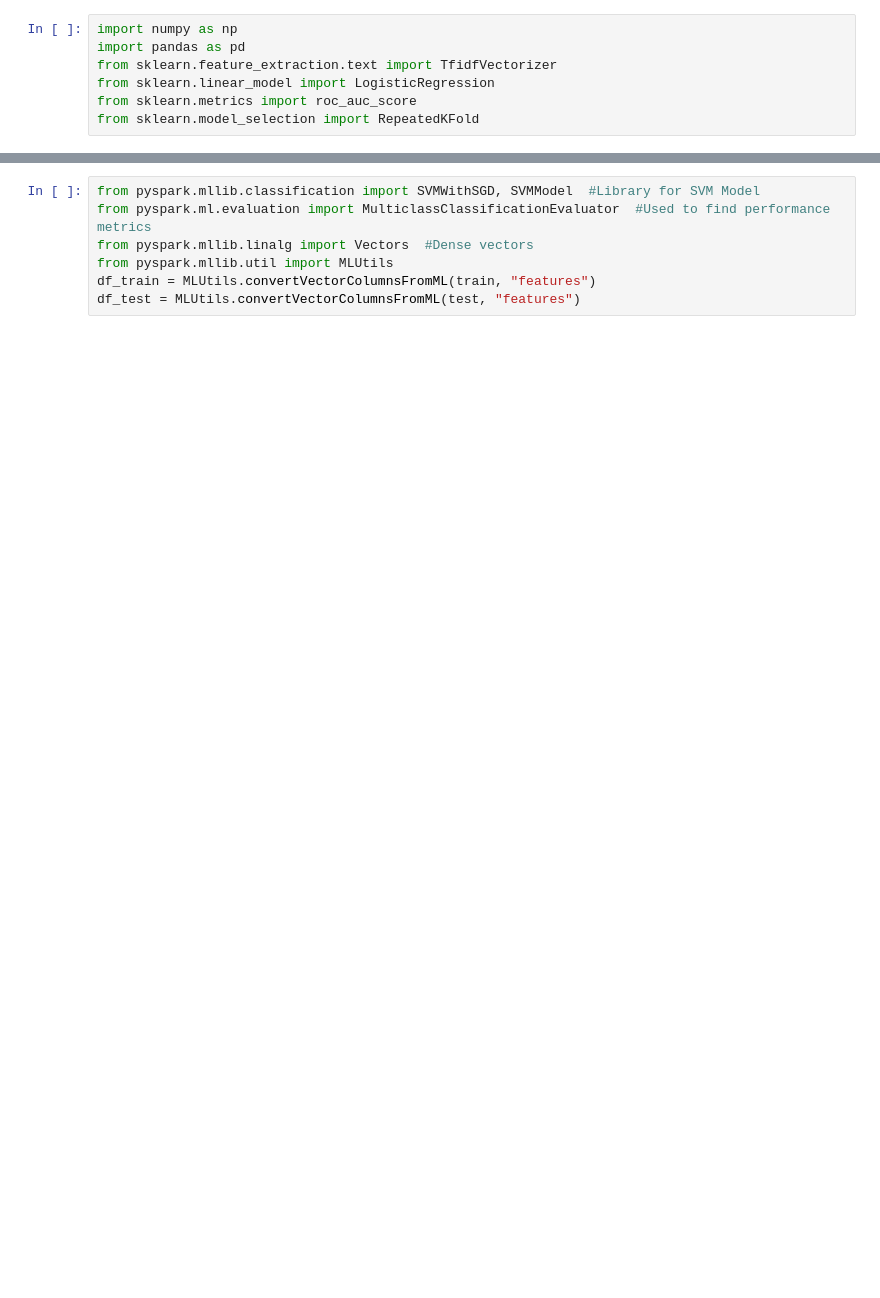
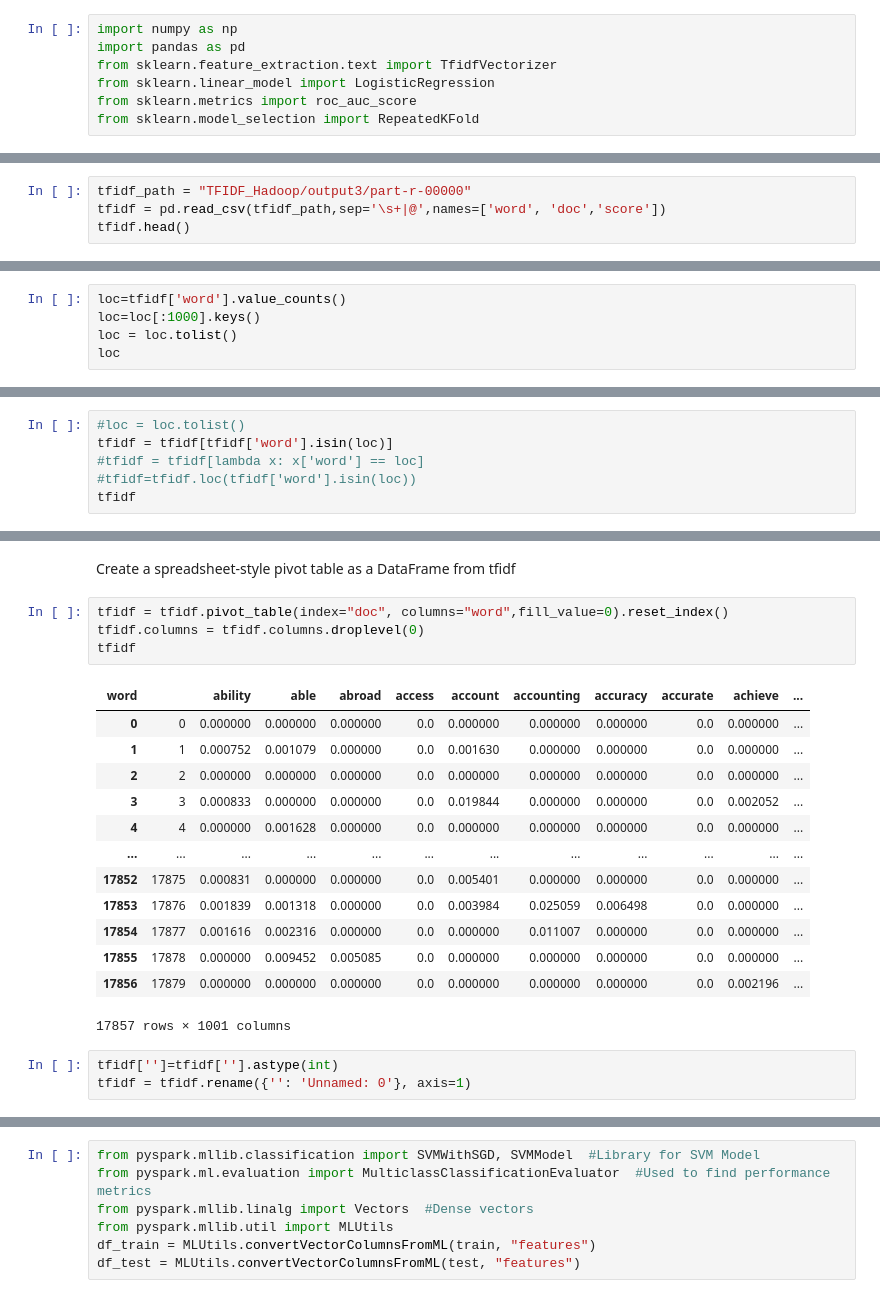
Before and after one commit to Exlie-Flyyi/CS5488_Group_Project, a Jupyter notebook: pyspark_svm.ipynb, the cells around one changed output, grey strips where cells are left out. Saved outputs shown, nothing was run; the diff lists cells and outputs as text; blank space fills up the shorter version.

```diff
--- a/pyspark_svm.ipynb
+++ b/pyspark_svm.ipynb
@@ -86,0 +103,4 @@ df
+# %%
+tfidf_path = "TFIDF_Hadoop/output3/part-r-00000"
+tfidf = pd.read_csv(tfidf_path,sep='\s+|@',names=['word', 'doc','score'])
+tfidf.head()
@@ -86,0 +116,5 @@ df
+# %%
+loc=tfidf['word'].value_counts()
+loc=loc[:1000].keys()
+loc = loc.tolist()
+loc
@@ -86,0 +139,6 @@ df
+# %%
+#loc = loc.tolist()
+tfidf = tfidf[tfidf['word'].isin(loc)]
+#tfidf = tfidf[lambda x: x['word'] == loc]
+#tfidf=tfidf.loc(tfidf['word'].isin(loc))
+tfidf
@@ -86,0 +159,23 @@ df
+# %% [markdown]
+Create a spreadsheet-style pivot table as a DataFrame from tfidf
+# %%
+tfidf = tfidf.pivot_table(index="doc", columns="word",fill_value=0).reset_index()
+tfidf.columns = tfidf.columns.droplevel(0)
+tfidf
+# %% [output]
+| word |  | ability | able | abroad | access | account | accounting | accuracy | accurate | achieve | ... |
+| 0 | 0 | 0.000000 | 0.000000 | 0.000000 | 0.0 | 0.000000 | 0.000000 | 0.000000 | 0.0 | 0.000000 | ... |
+| 1 | 1 | 0.000752 | 0.001079 | 0.000000 | 0.0 | 0.001630 | 0.000000 | 0.000000 | 0.0 | 0.000000 | ... |
+| 2 | 2 | 0.000000 | 0.000000 | 0.000000 | 0.0 | 0.000000 | 0.000000 | 0.000000 | 0.0 | 0.000000 | ... |
+| 3 | 3 | 0.000833 | 0.000000 | 0.000000 | 0.0 | 0.019844 | 0.000000 | 0.000000 | 0.0 | 0.002052 | ... |
+| 4 | 4 | 0.000000 | 0.001628 | 0.000000 | 0.0 | 0.000000 | 0.000000 | 0.000000 | 0.0 | 0.000000 | ... |
+| ... | ... | ... | ... | ... | ... | ... | ... | ... | ... | ... | ... |
+| 17852 | 17875 | 0.000831 | 0.000000 | 0.000000 | 0.0 | 0.005401 | 0.000000 | 0.000000 | 0.0 | 0.000000 | ... |
+| 17853 | 17876 | 0.001839 | 0.001318 | 0.000000 | 0.0 | 0.003984 | 0.025059 | 0.006498 | 0.0 | 0.000000 | ... |
+| 17854 | 17877 | 0.001616 | 0.002316 | 0.000000 | 0.0 | 0.000000 | 0.011007 | 0.000000 | 0.0 | 0.000000 | ... |
+| 17855 | 17878 | 0.000000 | 0.009452 | 0.005085 | 0.0 | 0.000000 | 0.000000 | 0.000000 | 0.0 | 0.000000 | ... |
+| 17856 | 17879 | 0.000000 | 0.000000 | 0.000000 | 0.0 | 0.000000 | 0.000000 | 0.000000 | 0.0 | 0.002196 | ... |
+17857 rows × 1001 columns
+# %%
+tfidf['']=tfidf[''].astype(int)
+tfidf = tfidf.rename({'': 'Unnamed: 0'}, axis=1)
```
Also changed, not shown: parts of 49 cells of this notebook.
